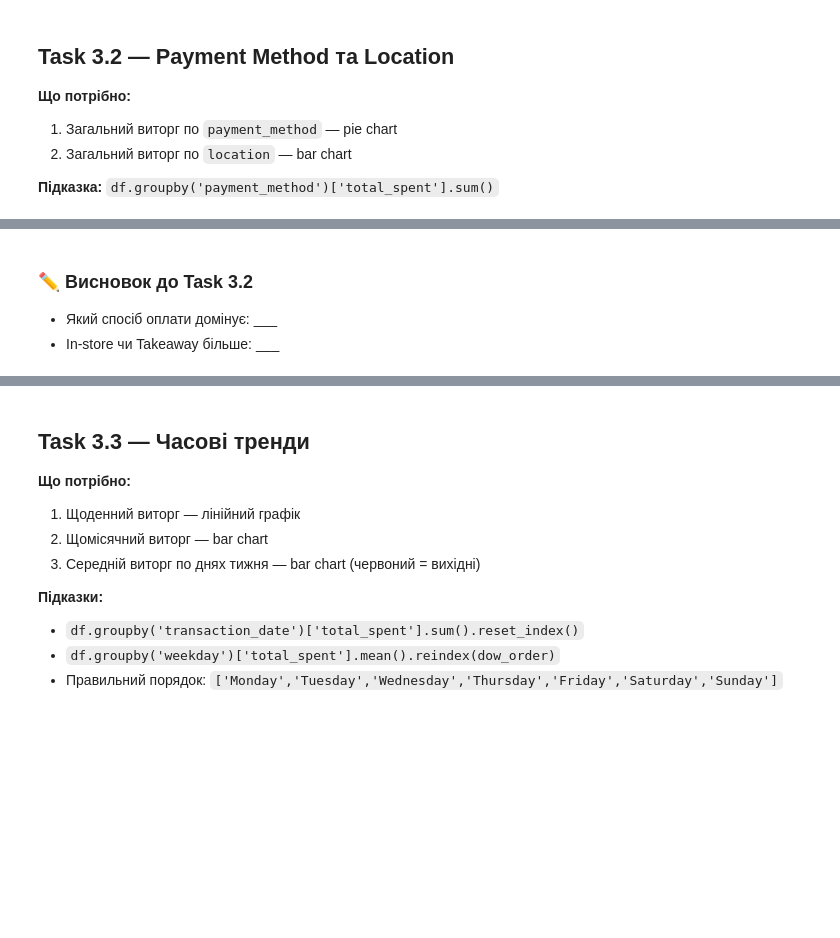
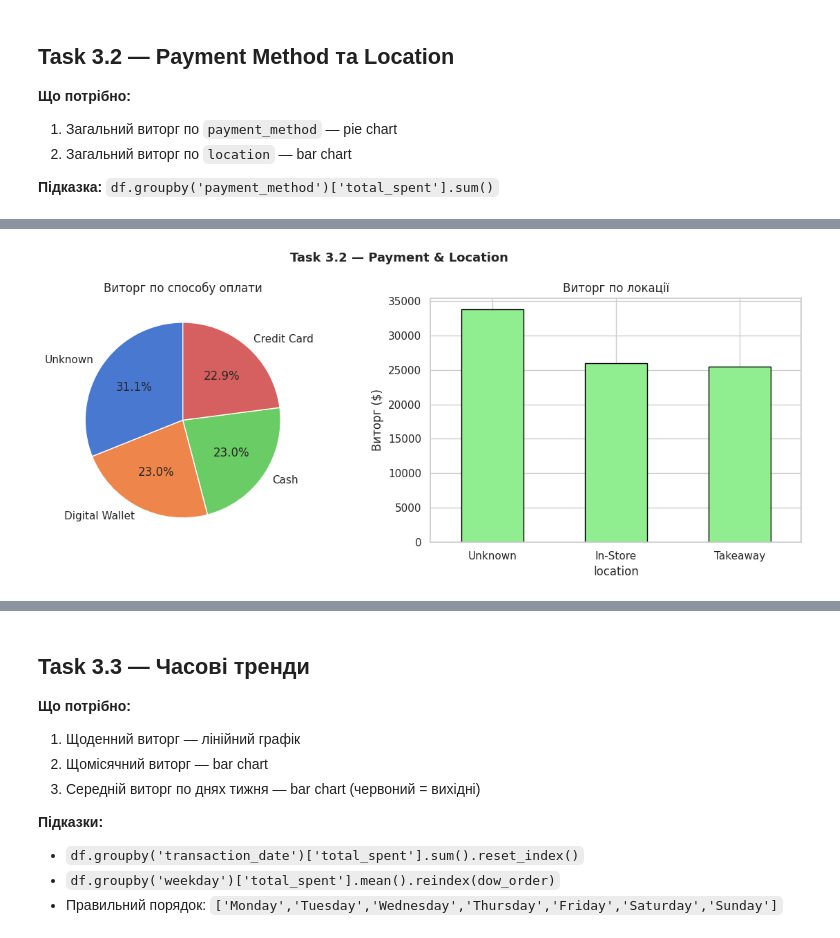
Before and after one commit to DymaStar/Analysis_Cafe_Sales-, a Jupyter notebook: DS_110626cafe_eda_workbook_version2.ipynb, the cells around one changed output, grey strips where cells are left out. Drawn from its saved outputs; the diff is of its cells as text; code cells hidden in the pictures; blank space fills up the shorter version.

```diff
--- a/DS_110626cafe_eda_workbook_version2.ipynb
+++ b/DS_110626cafe_eda_workbook_version2.ipynb
@@ -1252,8 +1274,8 @@ plt.show()
 
 **Підказка:** `df.groupby('payment_method')['total_spent'].sum()`
 # %%
-rev_pay = # ВАШ КОД ТУТ
-rev_loc = # ВАШ КОД ТУТ
+rev_pay = df.groupby('payment_method')['total_spent'].sum().sort_values(ascending=False)
+rev_loc = df.groupby('location')['total_spent'].sum().sort_values(ascending=False)
 
 print('Виторг по оплаті:')
 print(rev_pay.round(2).to_string())
@@ -1262,22 +1297,24 @@ print(rev_loc.round(2).to_string())
 # %%
 fig, axes = plt.subplots(1, 2, figsize=(12, 5))
 fig.suptitle('Task 3.2 — Payment & Location', fontsize=13, fontweight='bold')
 
-# Pie chart — payment_method
-# Підказка: axes[0].pie(rev_pay, labels=rev_pay.index, autopct='%1.1f%%', startangle=90, ...)
-# ВАШ КОД ТУТ
+# Pie chart — частка виторгу за способом оплати
+axes[0].pie(
+    rev_pay,
+    labels=rev_pay.index,
+    autopct='%1.1f%%',
+    startangle=90
+)
 axes[0].set_title('Виторг по способу оплати')
 
-# Bar chart — location
-# ВАШ КОД ТУТ
+# Bar chart — виторг за локацією
+rev_loc.plot(kind='bar', ax=axes[1], color='lightgreen', edgecolor='black')
 axes[1].set_title('Виторг по локації')
+axes[1].set_ylabel('Виторг ($)')
 axes[1].tick_params(axis='x', rotation=0)
 
 plt.tight_layout()
 plt.savefig('part3_task32.png', dpi=130, bbox_inches='tight')
 plt.show()
+# %% [output]
+[figure, added]
-# %% [markdown]
-### ✏️ Висновок до Task 3.2
-
-- Який спосіб оплати домінує: ___
-- In-store чи Takeaway більше: ___
```
Also changed, not shown: parts of 9 cells of this notebook.
